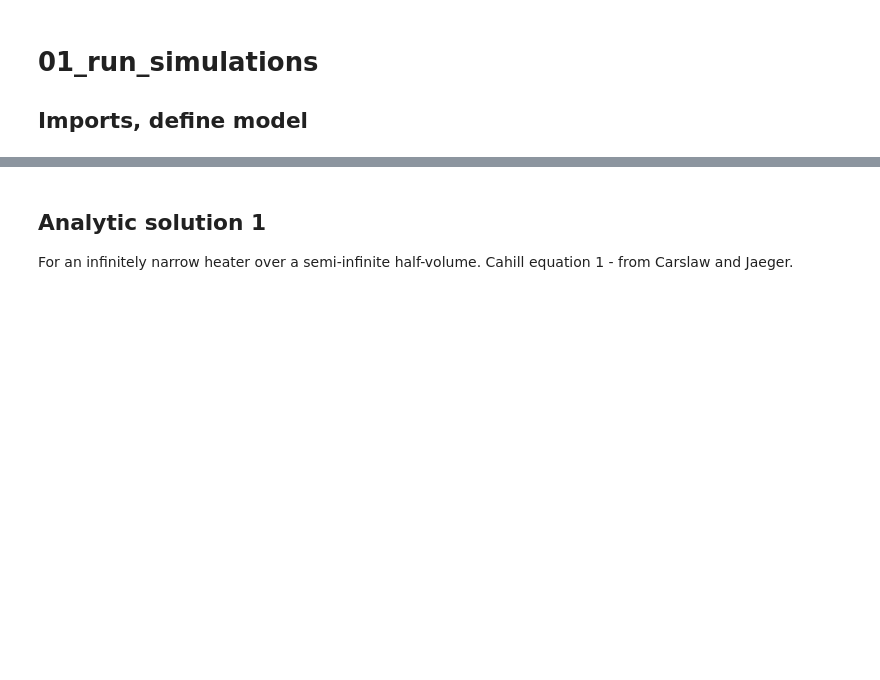
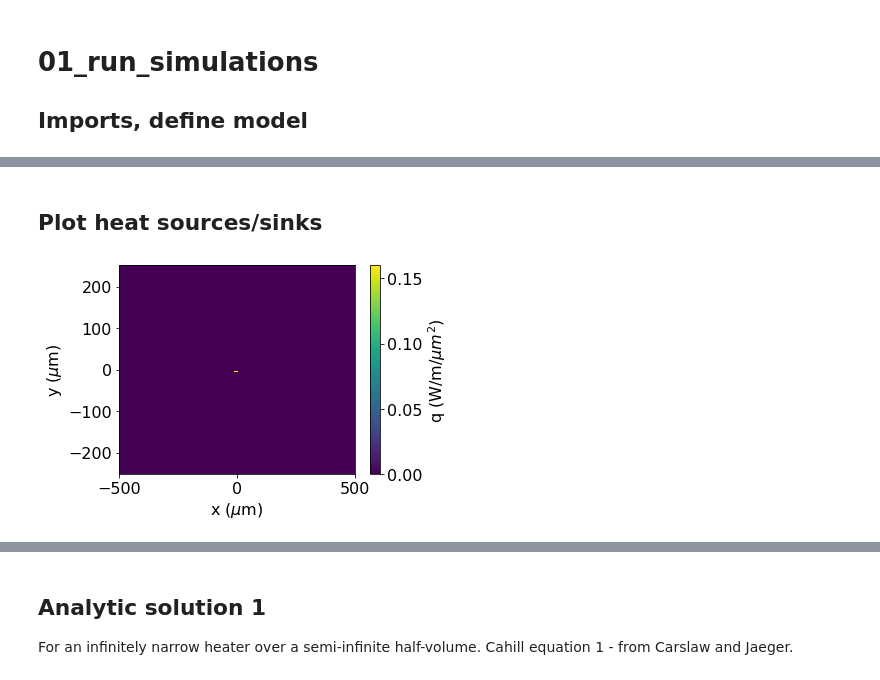
Before and after one commit to microncubed/3-omega, a Jupyter notebook: scripts/01_run_simulations.ipynb, the cells around one changed output, grey strips where cells are left out. Cells and saved outputs as stored; diff of their text form; code cells hidden in the pictures; blank space fills up the shorter version.

```diff
--- a/scripts/01_run_simulations.ipynb
+++ b/scripts/01_run_simulations.ipynb
@@ -47,0 +40,29 @@ glass_True
+# %%
+half_width = 4
+material = 'silicon_dioxide'
+nx = 401
+ny = 201
+
+#Save details
+save_file = True
+
+#Import the model
+k_in,c_in,rho_in,Q_in,v_in,x,y,dx,dy,nx,ny = models.single_wire(
+    material = material,half_width=half_width,nx=nx,ny=ny)
+# %% [markdown]
+## Plot heat sources/sinks
+# %%
+fig,ax=plt.subplots(1,1,figsize=[6,4])
+
+myplot = ax.pcolor(x*1e6,y*1e6,Q_in.T/dx/dy/1e12,shading='auto')
+
+ax.set_xlabel('x ($\mu$m)')
+ax.set_ylabel('y ($\mu$m)')
+cbar = fig.colorbar(myplot)
+cbar.set_label('q (W/m/$\mu m^2$)')
+fig.tight_layout()
+
+if save_file==True:
+    fig.savefig(figpath+ '/'+material+'_q.png',dpi=300)
+# %% [output]
+[figure, added]
```
Also changed, not shown: parts of 25 cells of this notebook, 13 other files.
